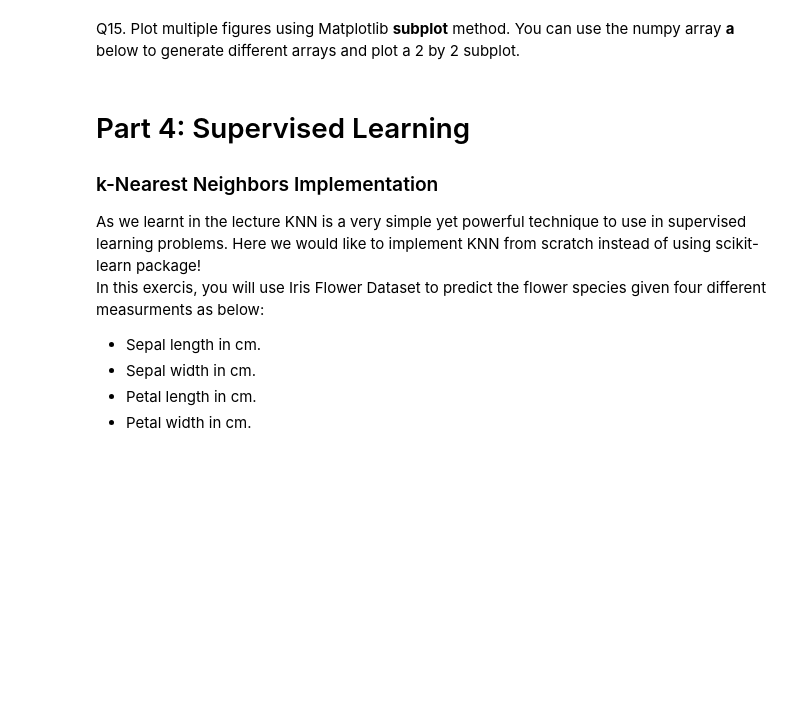
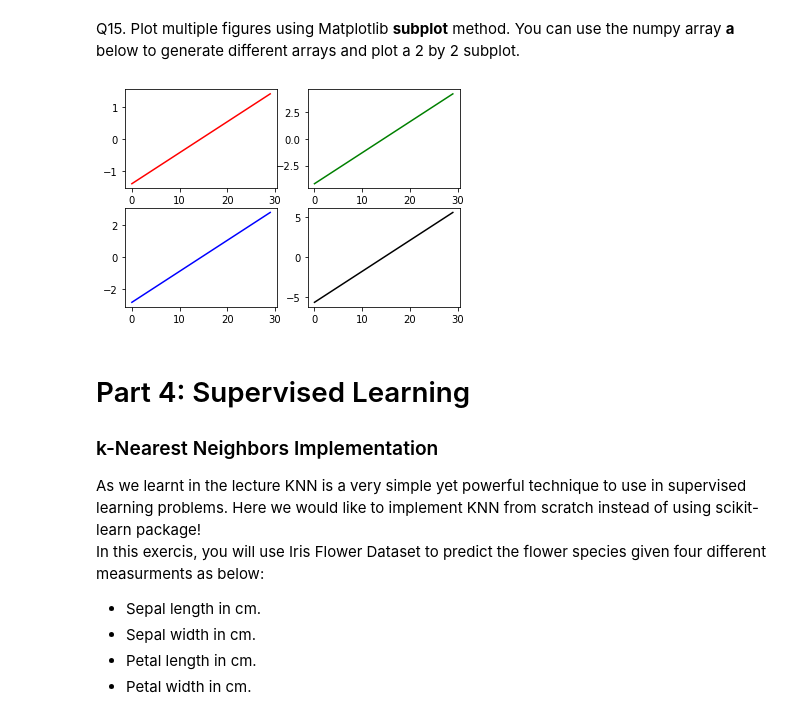
Before and after one commit to rifly18/Exercise1ML, a Jupyter notebook: ps1.ipynb, the cells around one changed output. Saved outputs shown, nothing was run; the diff lists cells and outputs as text; code cells hidden in the pictures; blank space fills up the shorter version.

```diff
--- a/ps1.ipynb
+++ b/ps1.ipynb
@@ -320,3 +323,14 @@ raise NotImplementedError()
+# %%
+fig, ax = plt.subplots(2, 2)
+
+ax[0, 0].plot(a1, 'r') #row=0, col=0
+ax[1, 0].plot(a2, 'b') #row=1, col=0
+ax[0, 1].plot(a3, 'g') #*row=0, col=1
+ax[1, 1].plot(a4, 'k') #row=1, col=1
+plt.show()
+#raise NotImplementedError()
+# %% [output]
+[figure, added]
 # %% [markdown]
 # Part 4: Supervised Learning
 ### k-Nearest Neighbors Implementation
```
Also changed, not shown: parts of 4 cells of this notebook.
